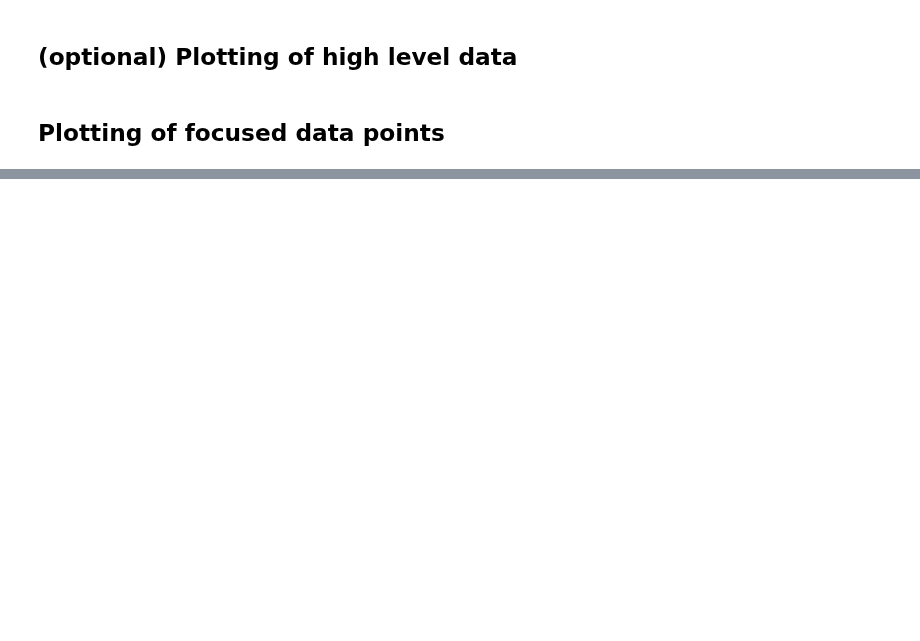
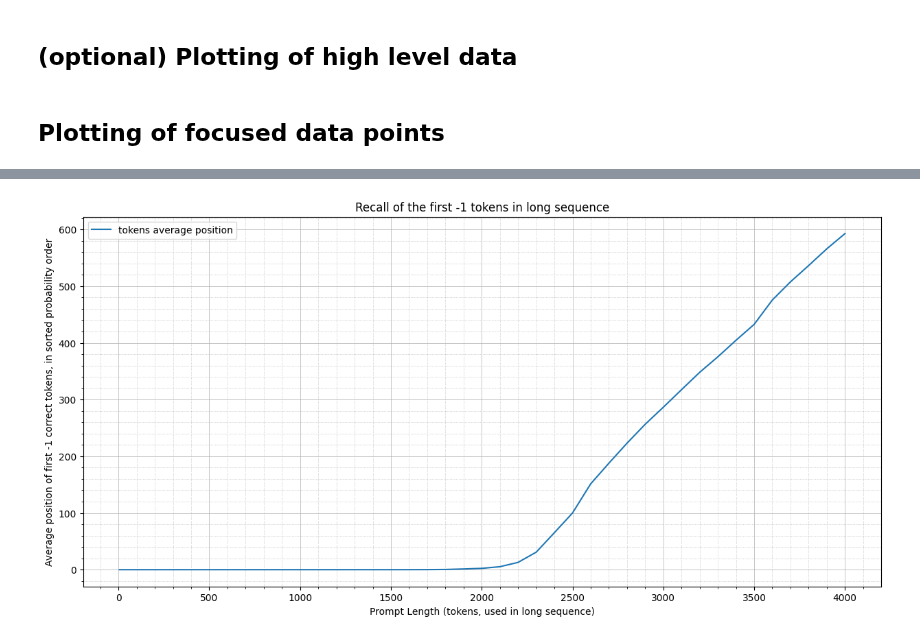
Before and after one commit to RWKV/RWKV-infctx-trainer, a Jupyter notebook: notebook/experiment/memory-bench/Charting-V5.ipynb, the cells around one changed output, grey strips where cells are left out. Saved outputs shown, nothing was run; the diff lists cells and outputs as text; code cells hidden in the pictures; blank space fills up the shorter version.

```diff
--- a/notebook/experiment/memory-bench/Charting-V5.ipynb
+++ b/notebook/experiment/memory-bench/Charting-V5.ipynb
@@ -257,0 +266,4 @@ plotGrapData([1000]) #, redline=True
+# %%
+plotGrapData([-1]) #, redline=True
+# %% [output]
+[figure, added]
```
Also changed, not shown: parts of 6 cells of this notebook.
